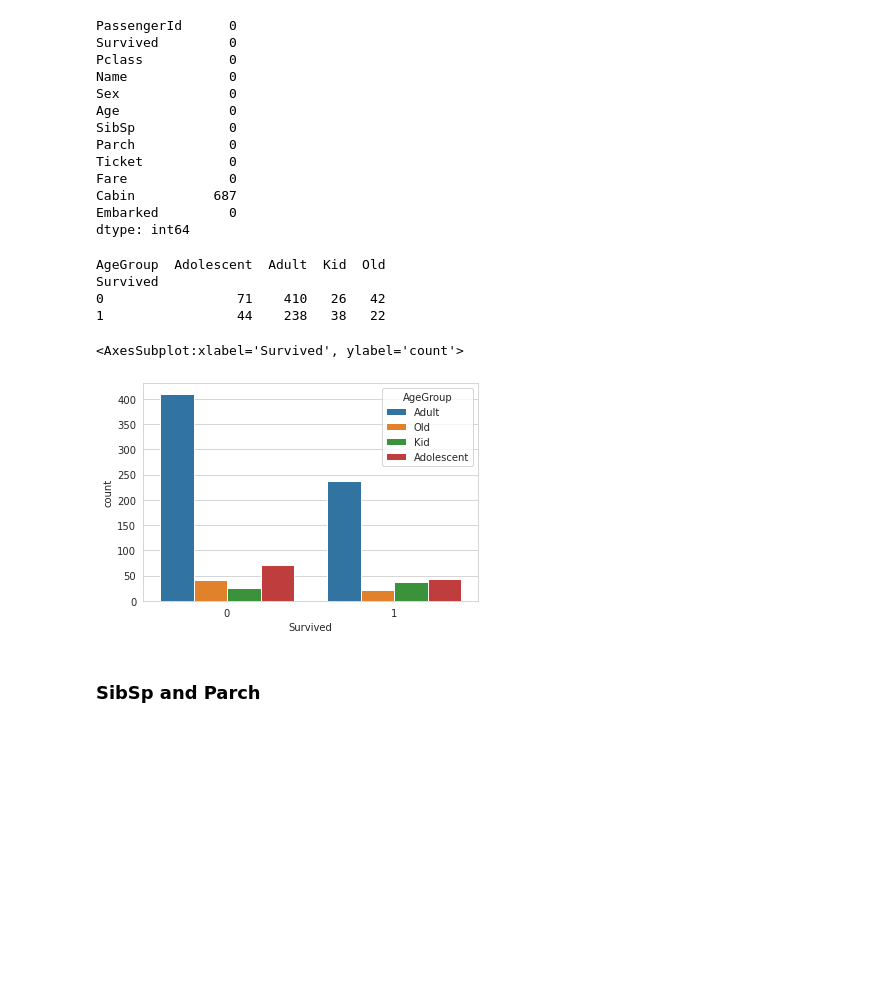
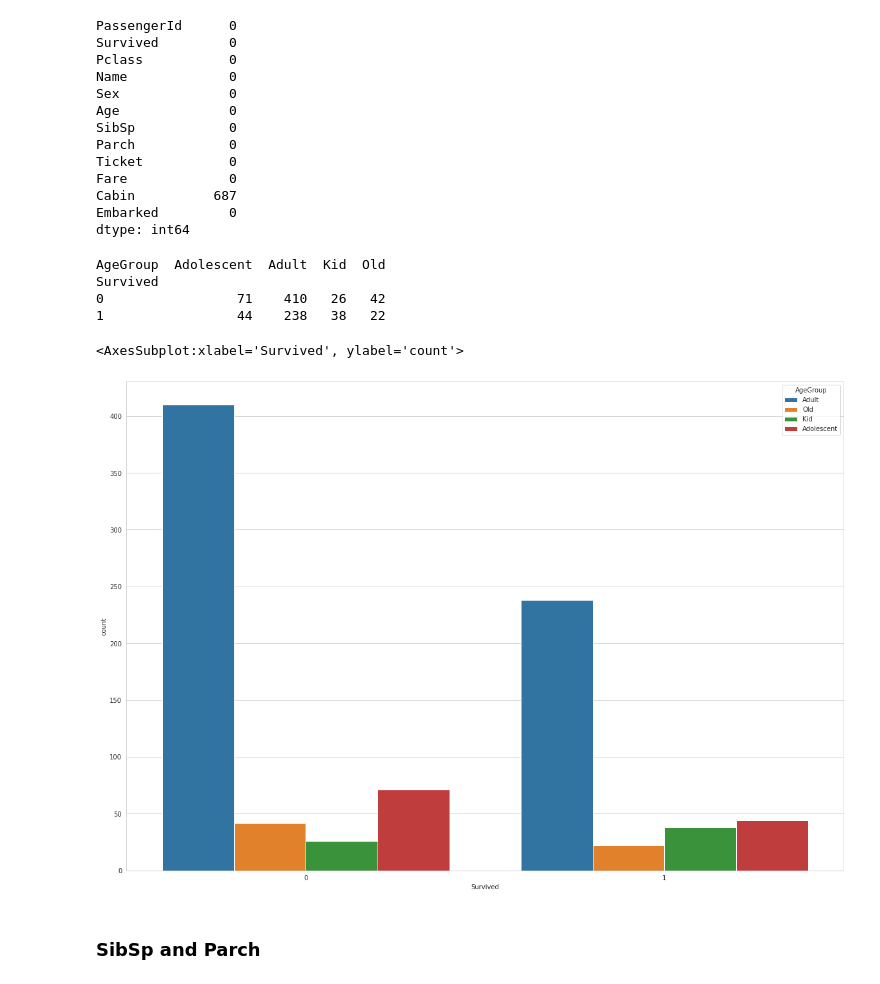
Before and after one commit to adamparkosidis/titanic-predictions-using-logistic-regression, a Jupyter notebook: Titanic - Predictions using Logistic Regression.ipynb, the cells around one changed output. Cells and saved outputs as stored; diff of their text form; code cells hidden in the pictures; blank space fills up the shorter version.

```diff
--- a/Titanic - Predictions using Logistic Regression.ipynb
+++ b/Titanic - Predictions using Logistic Regression.ipynb
@@ -243,16 +243,17 @@ dtype: int64
 # %%
 train['AgeGroup'] = train['Age'].apply(AgeGroup)
 
 # lets check the number of survivors and non survivors based on their  AgeGroup
 print(pd.pivot_table(train, index = 'Survived', columns = 'AgeGroup', values = 'Ticket' ,aggfunc ='count'))
-sns.countplot(data=train, x='Survived',hue = 'AgeGroup')
+plt.figure(figsize=(20,14))
+sns.countplot(data=train, x='Survived', hue = 'AgeGroup')
 # %% [output]
 AgeGroup  Adolescent  Adult  Kid  Old
 Survived
 0                 71    410   26   42
 1                 44    238   38   22
 <AxesSubplot:xlabel='Survived', ylabel='count'>
-[figure, old version]
+[figure, new version]
 # %%
 # We now drop the columns that we used
 train.drop('Age', axis= 1, inplace=True)
```
Also changed, not shown: parts of 11 cells of this notebook.
